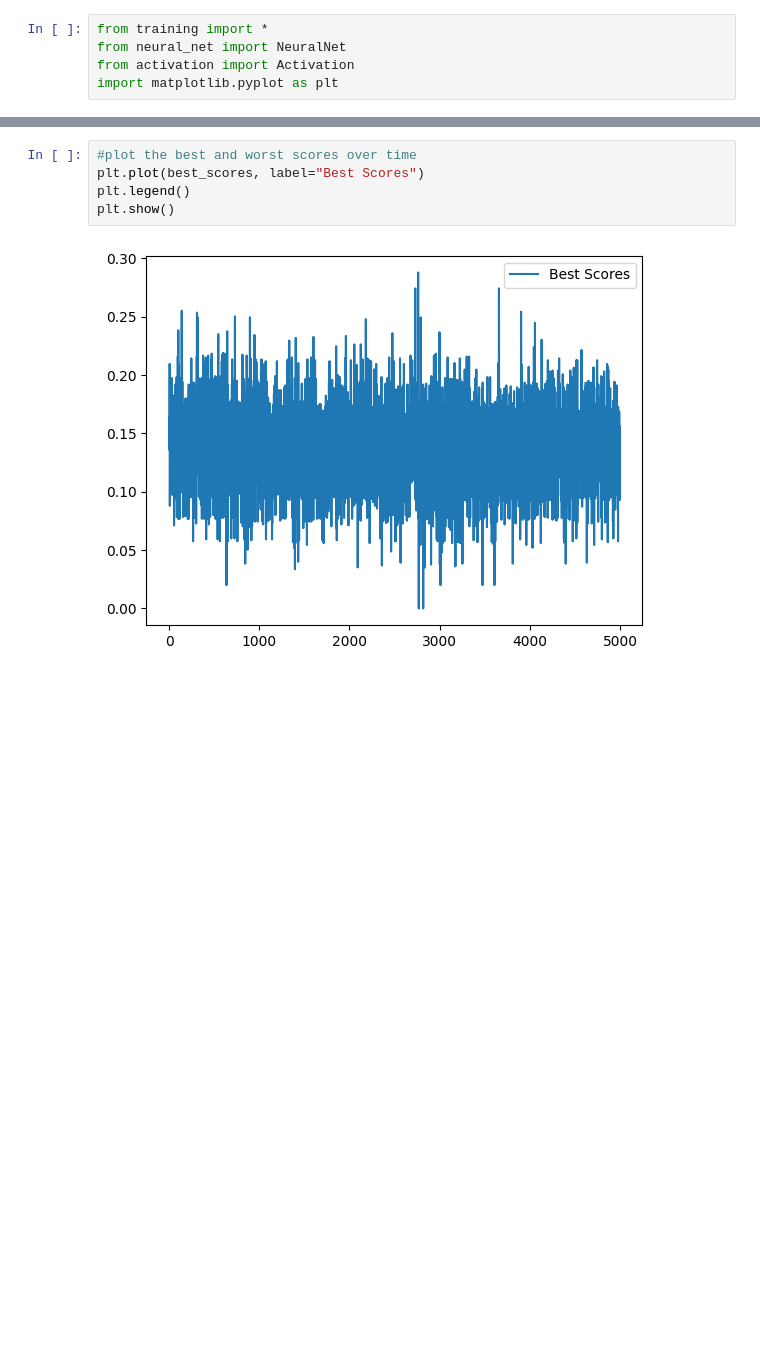
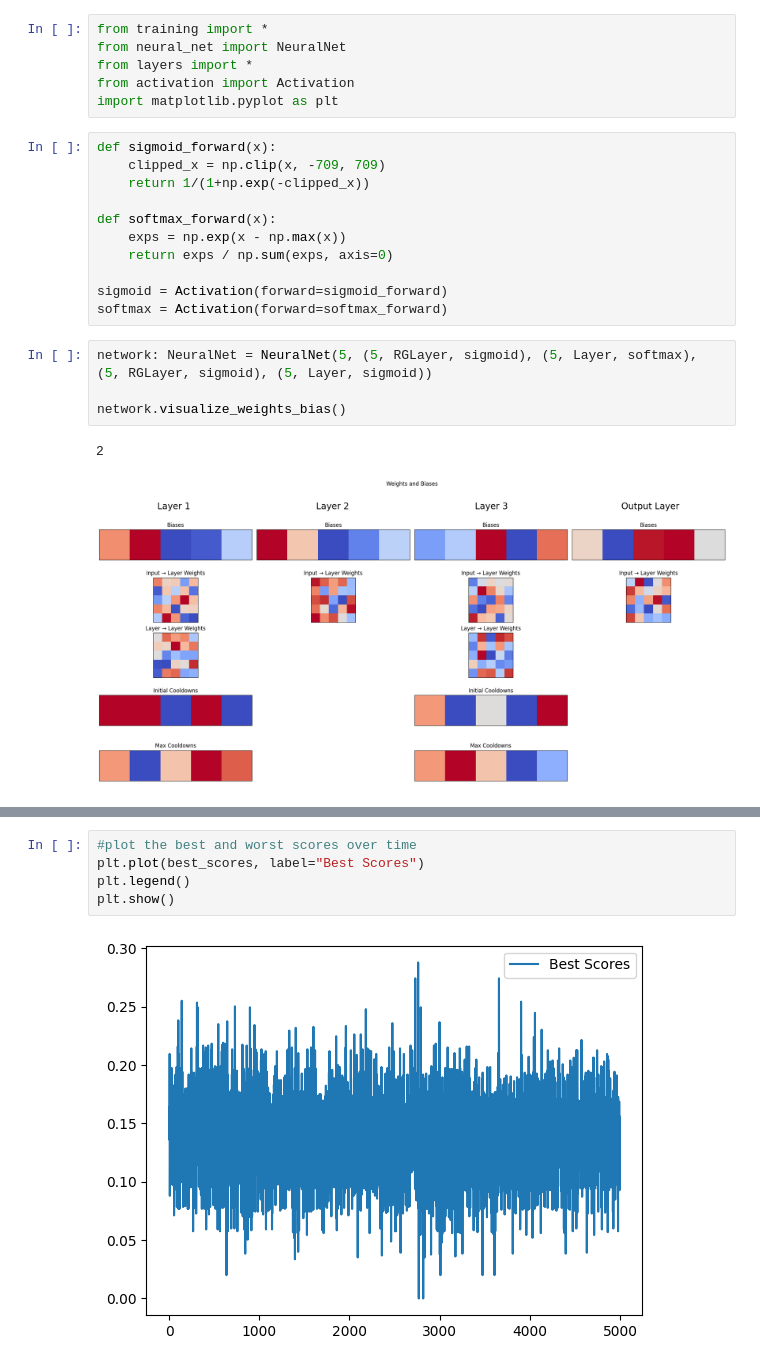
Before and after one commit to samhaygood05/staggered-update-recursive-neural-net, a Jupyter notebook: notebook.ipynb, the cells around one changed output, grey strips where cells are left out. Cells and saved outputs as stored; diff of their text form; blank space fills up the shorter version.

Commit message:
Added visualization and saving/loading

```diff
--- a/notebook.ipynb
+++ b/notebook.ipynb
@@ -1,8 +1,27 @@
 # %%
 from training import *
 from neural_net import NeuralNet
+from layers import *
 from activation import Activation
 import matplotlib.pyplot as plt
+# %%
+def sigmoid_forward(x):
+    clipped_x = np.clip(x, -709, 709)
+    return 1/(1+np.exp(-clipped_x))
+
+def softmax_forward(x):
+    exps = np.exp(x - np.max(x))
+    return exps / np.sum(exps, axis=0)
+
+sigmoid = Activation(forward=sigmoid_forward)
+softmax = Activation(forward=softmax_forward)
+# %%
+network: NeuralNet = NeuralNet(5, (5, RGLayer, sigmoid), (5, Layer, softmax), (5, RGLayer, sigmoid), (5, Layer, sigmoid))
+
+network.visualize_weights_bias()
+# %% [output]
+2
+[figure, added]
 # %%
 simutation = Training()
 
```
Also changed, not shown: parts of 2 cells of this notebook, 3 other files.
